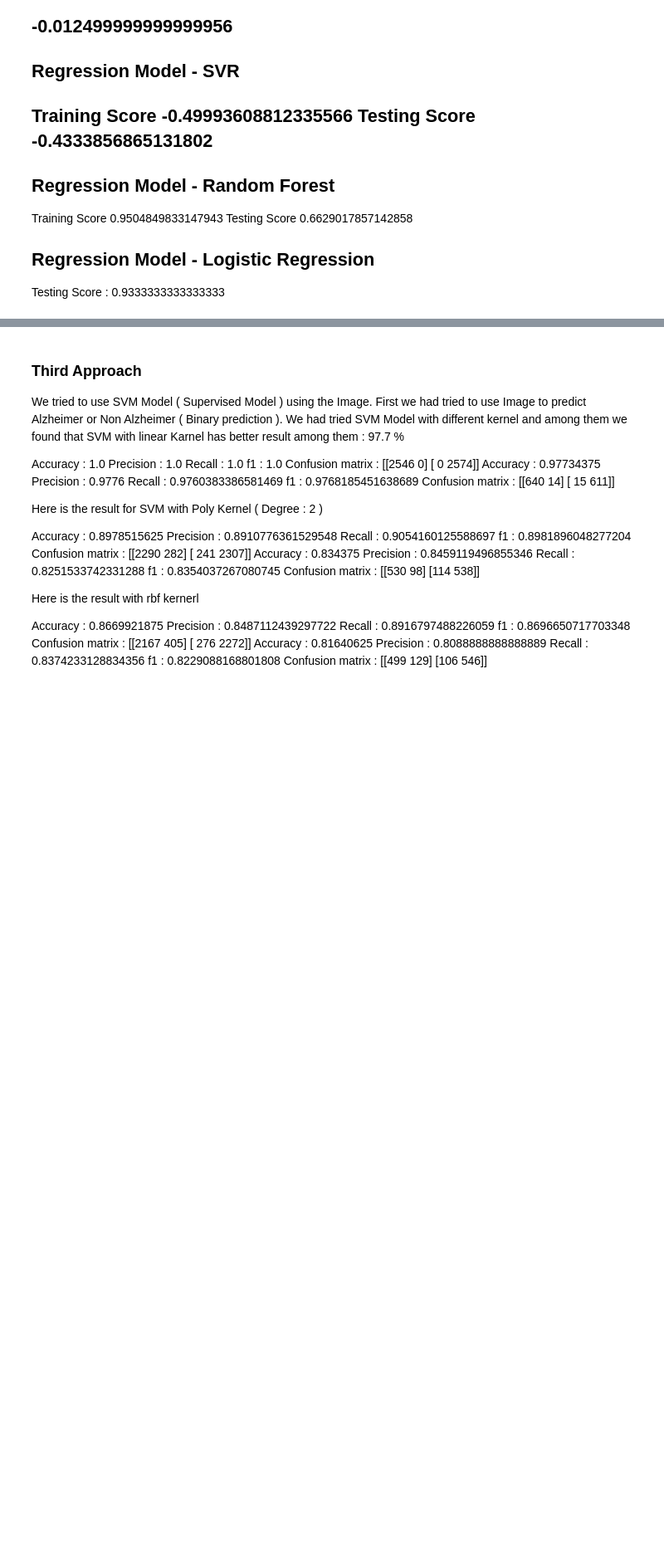
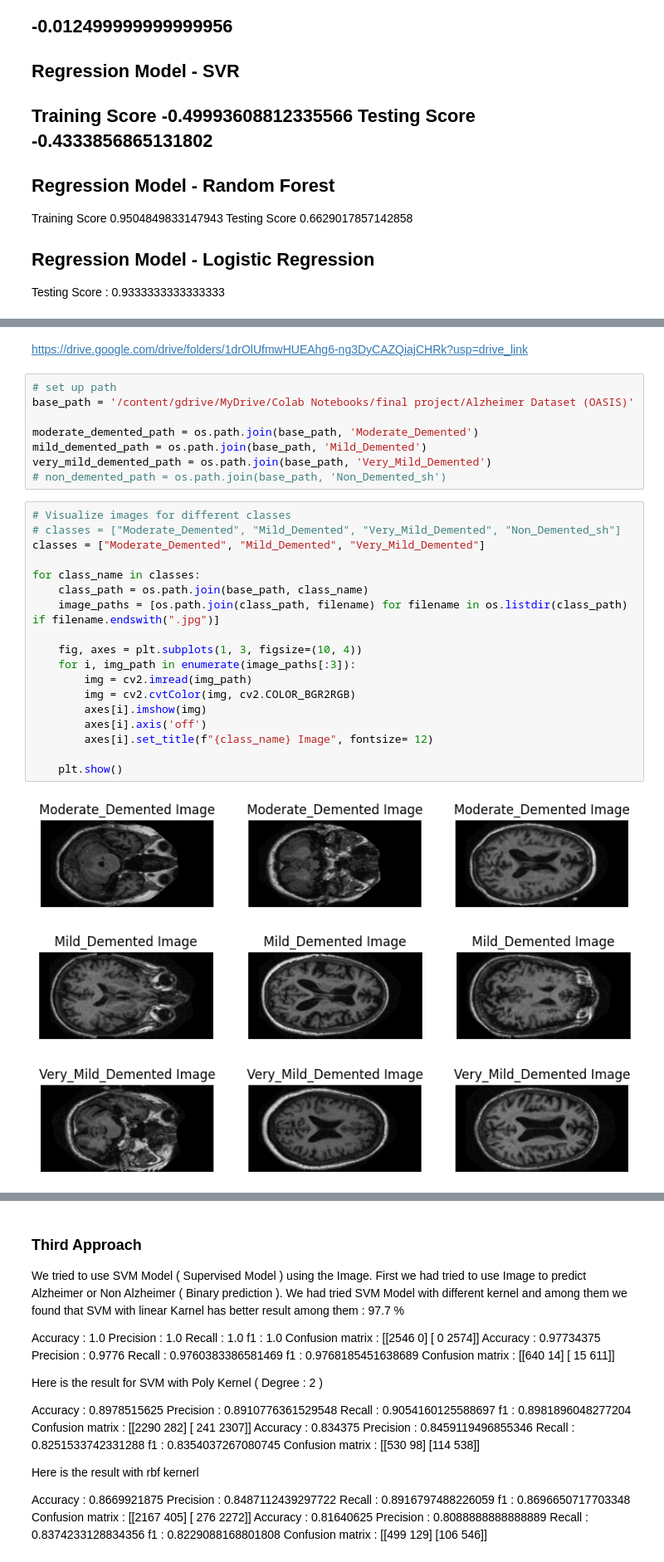
Before and after one commit to majirajib4747/Project4_Team2, a Jupyter notebook: Project4_Presentation.ipynb, the cells around one changed output, grey strips where cells are left out. Shown at 83% size. Drawn from its saved outputs; the diff is of its cells as text; blank space fills up the shorter version.

Commit message:
Add or update Project4_Presentation.ipynb

```diff
--- a/Project4_Presentation.ipynb
+++ b/Project4_Presentation.ipynb
@@ -42,0 +70,32 @@ Test Accuracy: 74.08%
+# %% [markdown]
+https://drive.google.com/drive/folders/1drOlUfmwHUEAhg6-ng3DyCAZQiajCHRk?usp=drive_link
+# %%
+# set up path
+base_path = '/content/gdrive/MyDrive/Colab Notebooks/final project/Alzheimer Dataset (OASIS)'
+
+moderate_demented_path = os.path.join(base_path, 'Moderate_Demented')
+mild_demented_path = os.path.join(base_path, 'Mild_Demented')
+very_mild_demented_path = os.path.join(base_path, 'Very_Mild_Demented')
+# non_demented_path = os.path.join(base_path, 'Non_Demented_sh')
+# %%
+# Visualize images for different classes
+# classes = ["Moderate_Demented", "Mild_Demented", "Very_Mild_Demented", "Non_Demented_sh"]
+classes = ["Moderate_Demented", "Mild_Demented", "Very_Mild_Demented"]
+
+for class_name in classes:
+    class_path = os.path.join(base_path, class_name)
+    image_paths = [os.path.join(class_path, filename) for filename in os.listdir(class_path) if filename.endswith(".jpg")]
+
+    fig, axes = plt.subplots(1, 3, figsize=(10, 4))
+    for i, img_path in enumerate(image_paths[:3]):
+        img = cv2.imread(img_path)
+        img = cv2.cvtColor(img, cv2.COLOR_BGR2RGB)
+        axes[i].imshow(img)
+        axes[i].axis('off')
+        axes[i].set_title(f"{class_name} Image", fontsize= 12)
+
+    plt.show()
+# %% [output]
+[figure, added]
+[figure, added]
+[figure, added]
```
Also changed, not shown: parts of 27 cells of this notebook.
